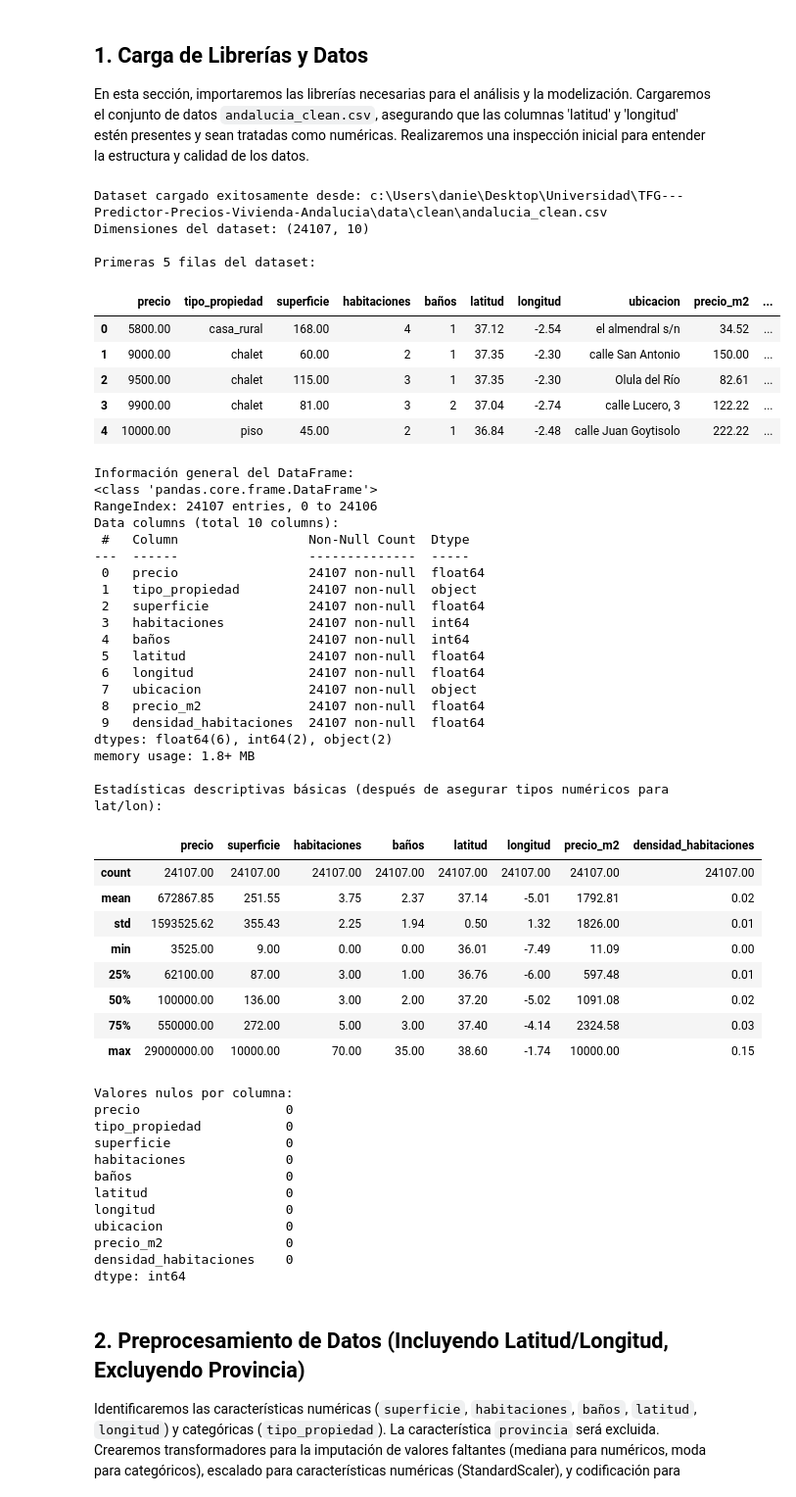
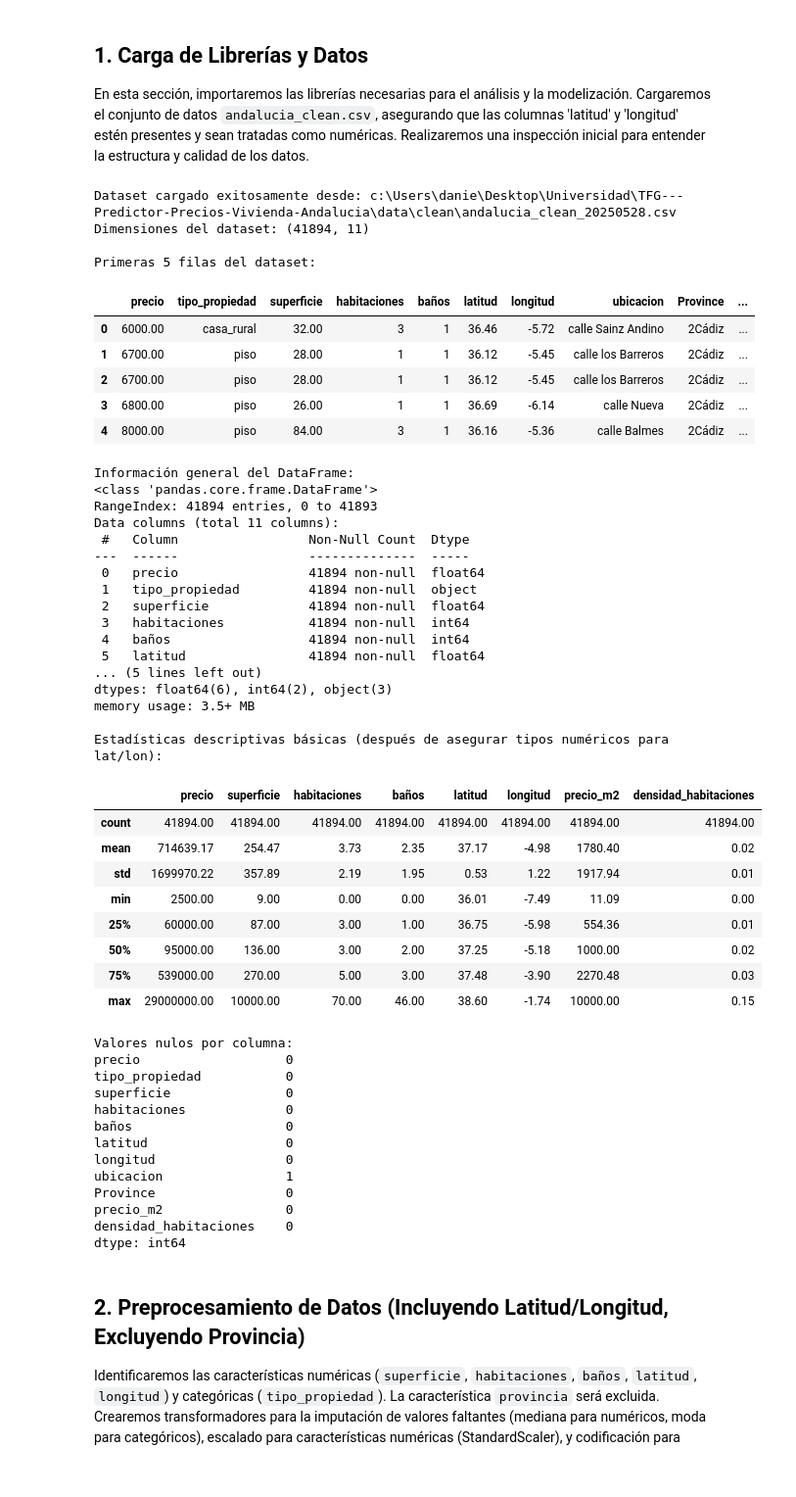
Before and after one commit to danielcb0/TFG---Predictor-Precios-Vivienda-Andalucia, a Jupyter notebook: notebooks/model_testing v3.ipynb, the cells around one changed output. Shown at 98% size. Saved outputs shown, nothing was run; the diff lists cells and outputs as text; code cells hidden in the pictures.

```diff
--- a/notebooks/model_testing v3.ipynb
+++ b/notebooks/model_testing v3.ipynb
@@ -57,7 +57,7 @@ try:
     notebook_dir = os.getcwd() # Directorio actual del notebook (esperado en 'notebooks/')
     base_dir = os.path.dirname(notebook_dir) # Directorio raíz del proyecto TFG
     data_dir = os.path.join(base_dir, 'data', 'clean')
-    file_name = 'andalucia_clean.csv' # Usar el nombre de archivo proporcionado
+    file_name = 'andalucia_clean_20250528.csv' # Usar el nombre de archivo proporcionado
     file_path = os.path.join(data_dir, file_name)
 
     # Cargar el dataset
@@ -78,70 +78,67 @@ except FileNotFoundError:
         base_dir = os.getcwd() # Ajustar base_dir si se carga desde aquí
     except FileNotFoundError:
         print(f"No se pudo encontrar el archivo en la ruta alternativa tampoco: {alt_file_path}")
         df = pd.DataFrame() # DataFrame vacío para evitar errores
 except Exception as e:
     print(f"Ocurrió un error al cargar los datos: {e}")
     df = pd.DataFrame()
 
 # Inspección inicial de los datos
 if not df.empty:
     print("\nPrimeras 5 filas del dataset:")
     display(df.head())
     print("\nInformación general del DataFrame:")
     df.info()
 
     # Asegurar que latitud y longitud son numéricas
     if 'latitud' in df.columns:
         df['latitud'] = pd.to_numeric(df['latitud'], errors='coerce')
     if 'longitud' in df.columns:
         df['longitud'] = pd.to_numeric(df['longitud'], errors='coerce')
 
     print("\nEstadísticas descriptivas básicas (después de asegurar tipos numéricos para lat/lon):")
     display(df.describe())
     print("\nValores nulos por columna:")
     print(df.isnull().sum())
 else:
     print("El DataFrame está vacío. No se pueden realizar más operaciones.")
 # %% [output]
-Dataset cargado exitosamente desde: c:\Users\danie\Desktop\Universidad\TFG---Predictor-Precios-Vivienda-Andalucia\data\clean\andalucia_clean.csv
-Dimensiones del dataset: (24107, 10)
+Dataset cargado exitosamente desde: c:\Users\danie\Desktop\Universidad\TFG---Predictor-Precios-Vivienda-Andalucia\data\clean\andalucia_clean_20250528.csv
+Dimensiones del dataset: (41894, 11)
 
 Primeras 5 filas del dataset:
-|  | precio | tipo_propiedad | superficie | habitaciones | baños | latitud | longitud | ubicacion | precio_m2 | ... |
-| 0 | 5800.00 | casa_rural | 168.00 | 4 | 1 | 37.12 | -2.54 | el almendral s/n | 34.52 | ... |
-| 1 | 9000.00 | chalet | 60.00 | 2 | 1 | 37.35 | -2.30 | calle San Antonio | 150.00 | ... |
-| 2 | 9500.00 | chalet | 115.00 | 3 | 1 | 37.35 | -2.30 | Olula del Río | 82.61 | ... |
-| 3 | 9900.00 | chalet | 81.00 | 3 | 2 | 37.04 | -2.74 | calle Lucero, 3 | 122.22 | ... |
-| 4 | 10000.00 | piso | 45.00 | 2 | 1 | 36.84 | -2.48 | calle Juan Goytisolo | 222.22 | ... |
+|  | precio | tipo_propiedad | superficie | habitaciones | baños | latitud | longitud | ubicacion | Province | ... |
+| 0 | 6000.00 | casa_rural | 32.00 | 3 | 1 | 36.46 | -5.72 | calle Sainz Andino | 2Cádiz | ... |
+| 1 | 6700.00 | piso | 28.00 | 1 | 1 | 36.12 | -5.45 | calle los Barreros | 2Cádiz | ... |
+| 2 | 6700.00 | piso | 28.00 | 1 | 1 | 36.12 | -5.45 | calle los Barreros | 2Cádiz | ... |
+| 3 | 6800.00 | piso | 26.00 | 1 | 1 | 36.69 | -6.14 | calle Nueva | 2Cádiz | ... |
+| 4 | 8000.00 | piso | 84.00 | 3 | 1 | 36.16 | -5.36 | calle Balmes | 2Cádiz | ... |
 Información general del DataFrame:
 <class 'pandas.core.frame.DataFrame'>
-RangeIndex: 24107 entries, 0 to 24106
-Data columns (total 10 columns):
+RangeIndex: 41894 entries, 0 to 41893
+Data columns (total 11 columns):
  #   Column                 Non-Null Count  Dtype
 ---  ------                 --------------  -----
- 0   precio                 24107 non-null  float64
- 1   tipo_propiedad         24107 non-null  object
- 2   superficie             24107 non-null  float64
- 3   habitaciones           24107 non-null  int64
- 4   baños                  24107 non-null  int64
- 5   latitud                24107 non-null  float64
- 6   longitud               24107 non-null  float64
- 7   ubicacion              24107 non-null  object
- 8   precio_m2              24107 non-null  float64
- 9   densidad_habitaciones  24107 non-null  float64
-dtypes: float64(6), int64(2), object(2)
-memory usage: 1.8+ MB
+ 0   precio                 41894 non-null  float64
+ 1   tipo_propiedad         41894 non-null  object
+ 2   superficie             41894 non-null  float64
+ 3   habitaciones           41894 non-null  int64
+ 4   baños                  41894 non-null  int64
+ 5   latitud                41894 non-null  float64
+... (5 lines left out)
+dtypes: float64(6), int64(2), object(3)
+memory usage: 3.5+ MB
 
 Estadísticas descriptivas básicas (después de asegurar tipos numéricos para lat/lon):
 |  | precio | superficie | habitaciones | baños | latitud | longitud | precio_m2 | densidad_habitaciones |
-| count | 24107.00 | 24107.00 | 24107.00 | 24107.00 | 24107.00 | 24107.00 | 24107.00 | 24107.00 |
-| mean | 672867.85 | 251.55 | 3.75 | 2.37 | 37.14 | -5.01 | 1792.81 | 0.02 |
-| std | 1593525.62 | 355.43 | 2.25 | 1.94 | 0.50 | 1.32 | 1826.00 | 0.01 |
-| min | 3525.00 | 9.00 | 0.00 | 0.00 | 36.01 | -7.49 | 11.09 | 0.00 |
-| 25% | 62100.00 | 87.00 | 3.00 | 1.00 | 36.76 | -6.00 | 597.48 | 0.01 |
-| 50% | 100000.00 | 136.00 | 3.00 | 2.00 | 37.20 | -5.02 | 1091.08 | 0.02 |
-| 75% | 550000.00 | 272.00 | 5.00 | 3.00 | 37.40 | -4.14 | 2324.58 | 0.03 |
-| max | 29000000.00 | 10000.00 | 70.00 | 35.00 | 38.60 | -1.74 | 10000.00 | 0.15 |
+| count | 41894.00 | 41894.00 | 41894.00 | 41894.00 | 41894.00 | 41894.00 | 41894.00 | 41894.00 |
+| mean | 714639.17 | 254.47 | 3.73 | 2.35 | 37.17 | -4.98 | 1780.40 | 0.02 |
+| std | 1699970.22 | 357.89 | 2.19 | 1.95 | 0.53 | 1.22 | 1917.94 | 0.01 |
+| min | 2500.00 | 9.00 | 0.00 | 0.00 | 36.01 | -7.49 | 11.09 | 0.00 |
+| 25% | 60000.00 | 87.00 | 3.00 | 1.00 | 36.75 | -5.98 | 554.36 | 0.01 |
+| 50% | 95000.00 | 136.00 | 3.00 | 2.00 | 37.25 | -5.18 | 1000.00 | 0.02 |
+| 75% | 539000.00 | 270.00 | 5.00 | 3.00 | 37.48 | -3.90 | 2270.48 | 0.03 |
+| max | 29000000.00 | 10000.00 | 70.00 | 46.00 | 38.60 | -1.74 | 10000.00 | 0.15 |
 Valores nulos por columna:
 precio                   0
 tipo_propiedad           0
@@ -150,7 +147,8 @@ habitaciones             0
 baños                    0
 latitud                  0
 longitud                 0
-ubicacion                0
+ubicacion                1
+Province                 0
 precio_m2                0
 densidad_habitaciones    0
 dtype: int64
```
Also changed, not shown: parts of 8 cells of this notebook.
